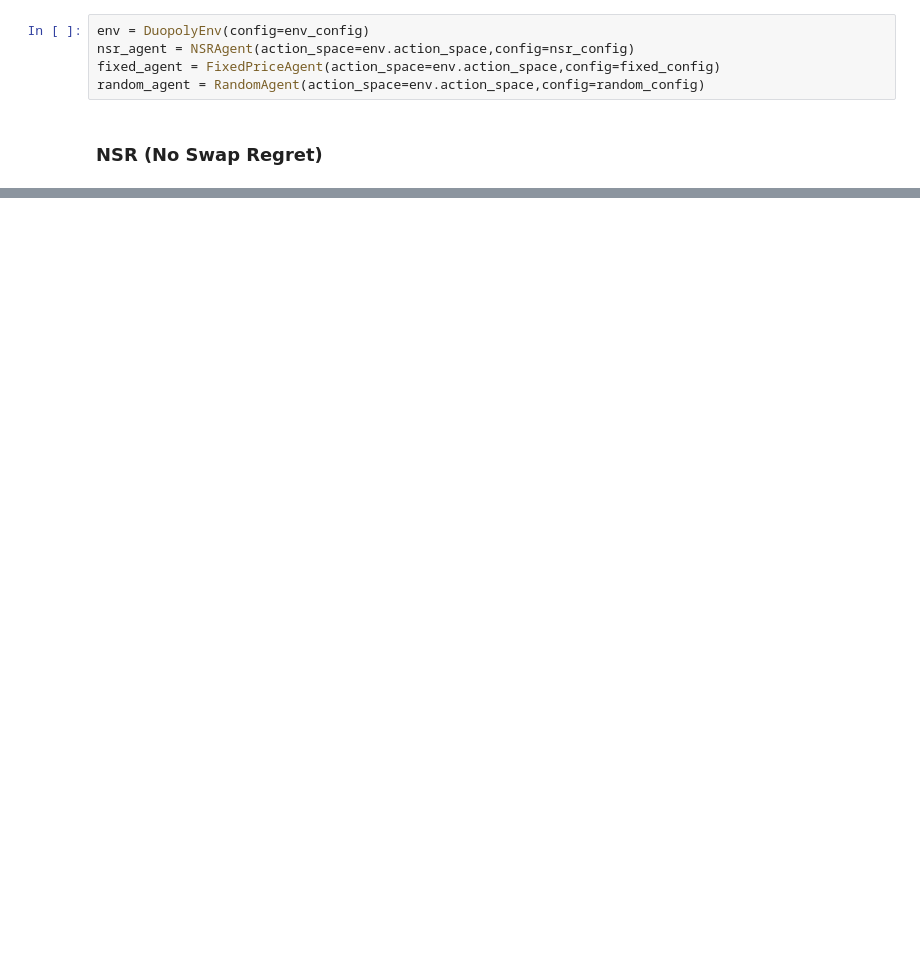
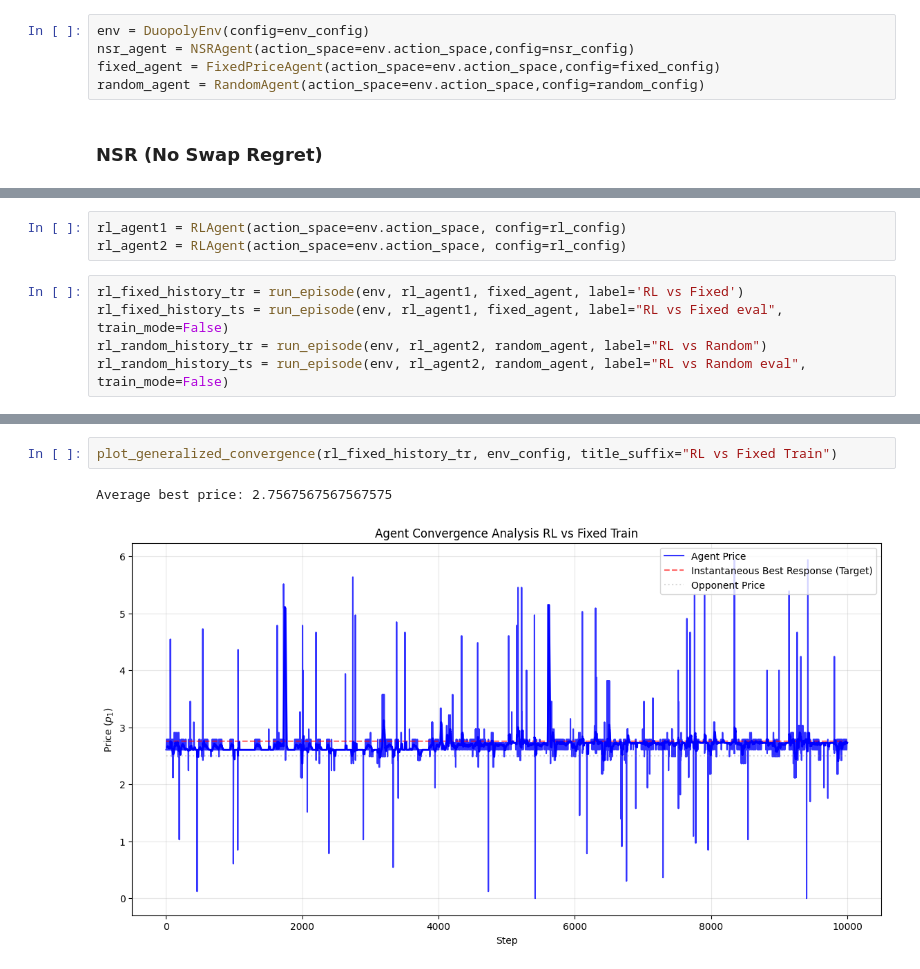
Before and after one commit to alan-w25/cis-6200-final, a Jupyter notebook: market_audit/notebooks/baseline_tests.ipynb, the cells around one changed output, grey strips where cells are left out. Cells and saved outputs as stored; diff of their text form; blank space fills up the shorter version.

```diff
--- a/market_audit/notebooks/baseline_tests.ipynb
+++ b/market_audit/notebooks/baseline_tests.ipynb
@@ -144,0 +164,8 @@ Constant Pricing Agent
+# %%
+rl_agent1 = RLAgent(action_space=env.action_space, config=rl_config)
+rl_agent2 = RLAgent(action_space=env.action_space, config=rl_config)
+# %%
+rl_fixed_history_tr = run_episode(env, rl_agent1, fixed_agent, label='RL vs Fixed')
+rl_fixed_history_ts = run_episode(env, rl_agent1, fixed_agent, label="RL vs Fixed eval", train_mode=False)
+rl_random_history_tr = run_episode(env, rl_agent2, random_agent, label="RL vs Random")
+rl_random_history_ts = run_episode(env, rl_agent2, random_agent, label="RL vs Random eval", train_mode=False)
@@ -144,0 +178,5 @@ Constant Pricing Agent
+# %%
+plot_generalized_convergence(rl_fixed_history_tr, env_config, title_suffix="RL vs Fixed Train")
+# %% [output]
+Average best price: 2.7567567567567575
+[figure, added]
```
Also changed, not shown: parts of 14 cells of this notebook, 6 other files.
